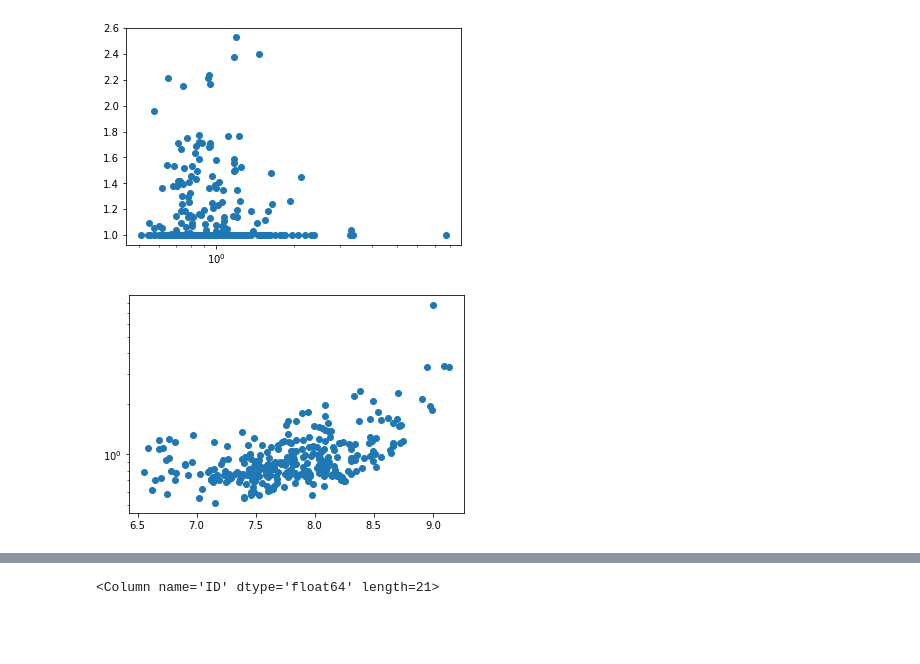
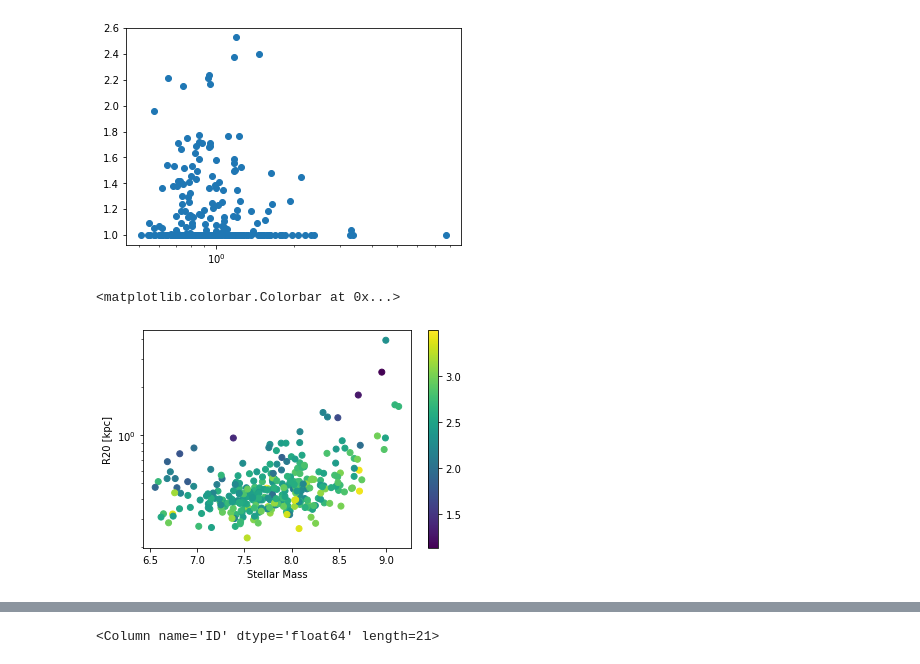
Before and after one commit to AstroJacobLi/kuaizi, a Jupyter notebook: diezi/scarlet_modeling/nsa_sample/NSA-structure-vanilla.ipynb, the cells around one changed output, grey strips where cells are left out. Saved outputs shown, nothing was run; the diff lists cells and outputs as text; code cells hidden in the pictures; blank space fills up the shorter version.

```diff
--- a/diezi/scarlet_modeling/nsa_sample/NSA-structure-vanilla.ipynb
+++ b/diezi/scarlet_modeling/nsa_sample/NSA-structure-vanilla.ipynb
@@ -98,3 +110,6 @@ cosmos = Planck15
 ang_diam_dist = cosmos.angular_diameter_distance(meas_cat['host_z']).value # not consider peculiar motion
 rhalf_phys = meas_cat['rhalf_circ'] * kz.HSC_pixel_scale / 206265 * ang_diam_dist * 1000 # kpc
 meas_cat['rhalf_circ_phys'] = rhalf_phys
+
+rhalf_phys = meas_cat['r20'] * kz.HSC_pixel_scale / 206265 * ang_diam_dist * 1000 # kpc
+meas_cat['r20_phys'] = rhalf_phys
@@ -132,8 +135,14 @@ plt.xscale('log')
 # %% [output]
 [figure]
 # %%
-plt.scatter(M, meas_cat['rhalf_circ_phys'])
+plt.scatter(M, meas_cat['r20_phys'], c=meas_cat['C'])
 
 plt.yscale('log')
+
+plt.xlabel('Stellar Mass')
+plt.ylabel('R20 [kpc]')
+
+plt.colorbar()
 # %% [output]
+<matplotlib.colorbar.Colorbar at 0x...>
-[figure, old version]
+[figure, new version]
```
Also changed, not shown: parts of 12 cells of this notebook, 1 other file.
